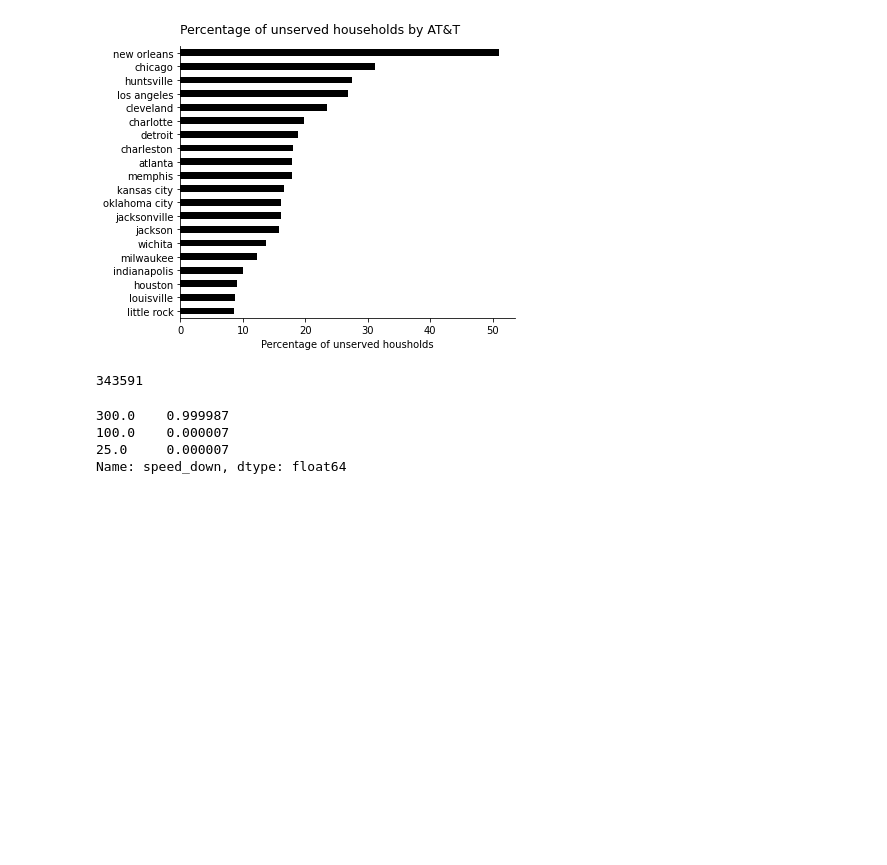
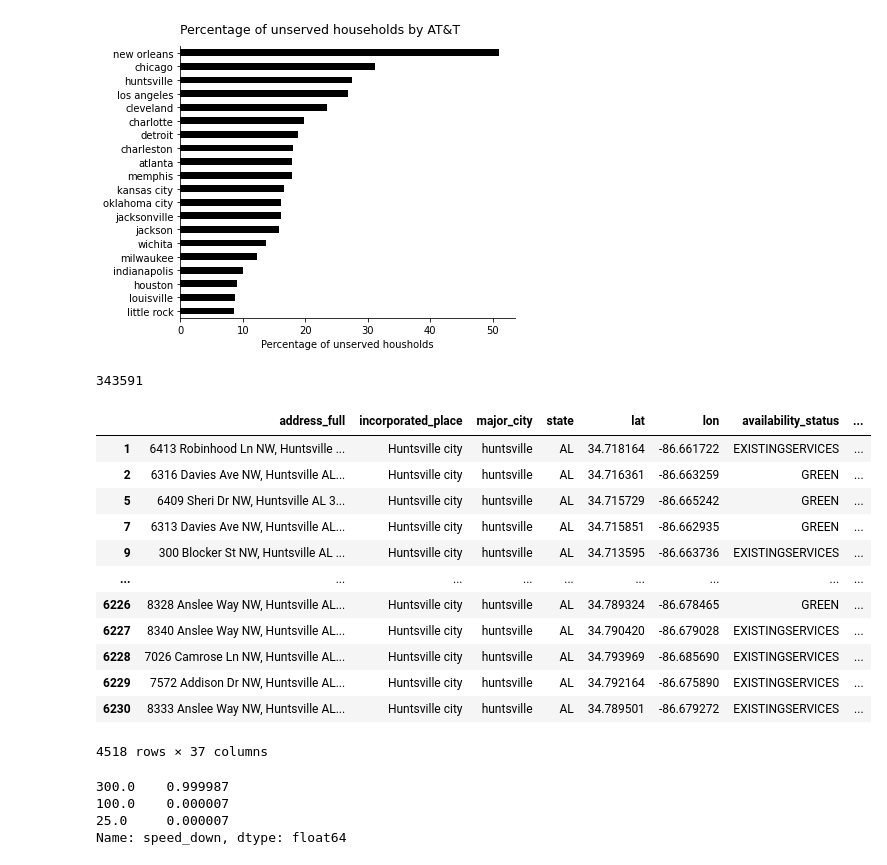
Before and after one commit to the-markup/investigation-isp, a Jupyter notebook: notebooks/2a-att-reports.ipynb, the cells around one changed output. Drawn from its saved outputs; the diff is of its cells as text; code cells hidden in the pictures; blank space fills up the shorter version.

```diff
--- a/notebooks/2a-att-reports.ipynb
+++ b/notebooks/2a-att-reports.ipynb
@@ -44,6 +44,22 @@ len(att)
 343591
 # %%
 att = bucket_and_bin(att)
+# %%
+att[att.major_city == 'huntsville']
+# %% [output]
+|  | address_full | incorporated_place | major_city | state | lat | lon | availability_status | ... |
+| 1 | 6413 Robinhood Ln NW, Huntsville ... | Huntsville city | huntsville | AL | 34.718164 | -86.661722 | EXISTINGSERVICES | ... |
+| 2 | 6316 Davies Ave NW, Huntsville AL... | Huntsville city | huntsville | AL | 34.716361 | -86.663259 | GREEN | ... |
+| 5 | 6409 Sheri Dr NW, Huntsville AL 3... | Huntsville city | huntsville | AL | 34.715729 | -86.665242 | GREEN | ... |
+| 7 | 6313 Davies Ave NW, Huntsville AL... | Huntsville city | huntsville | AL | 34.715851 | -86.662935 | GREEN | ... |
+| 9 | 300 Blocker St NW, Huntsville AL ... | Huntsville city | huntsville | AL | 34.713595 | -86.663736 | EXISTINGSERVICES | ... |
+| ... | ... | ... | ... | ... | ... | ... | ... | ... |
+| 6226 | 8328 Anslee Way NW, Huntsville AL... | Huntsville city | huntsville | AL | 34.789324 | -86.678465 | GREEN | ... |
+| 6227 | 8340 Anslee Way NW, Huntsville AL... | Huntsville city | huntsville | AL | 34.790420 | -86.679028 | EXISTINGSERVICES | ... |
+| 6228 | 7026 Camrose Ln NW, Huntsville AL... | Huntsville city | huntsville | AL | 34.793969 | -86.685690 | EXISTINGSERVICES | ... |
+| 6229 | 7572 Addison Dr NW, Huntsville AL... | Huntsville city | huntsville | AL | 34.792164 | -86.675890 | EXISTINGSERVICES | ... |
+| 6230 | 8333 Anslee Way NW, Huntsville AL... | Huntsville city | huntsville | AL | 34.789501 | -86.679272 | EXISTINGSERVICES | ... |
+4518 rows × 37 columns
 # %%
 # who gets options?
 att[(att['speed_down'] != att['fastest_speed_down']) &
```
Also changed, not shown: parts of 4 cells of this notebook, 18 other files.
